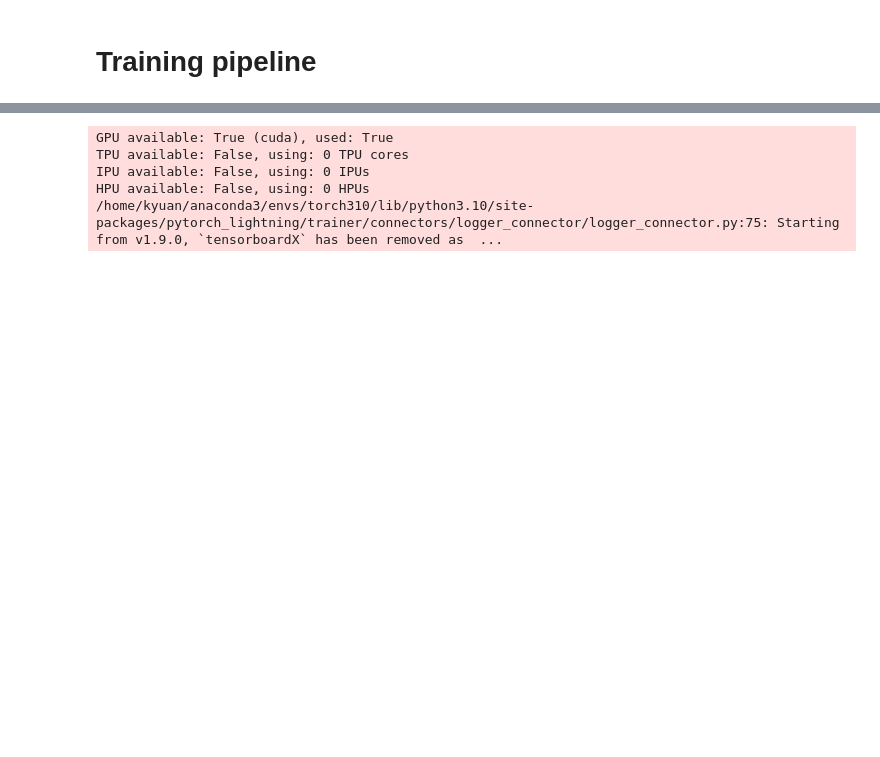
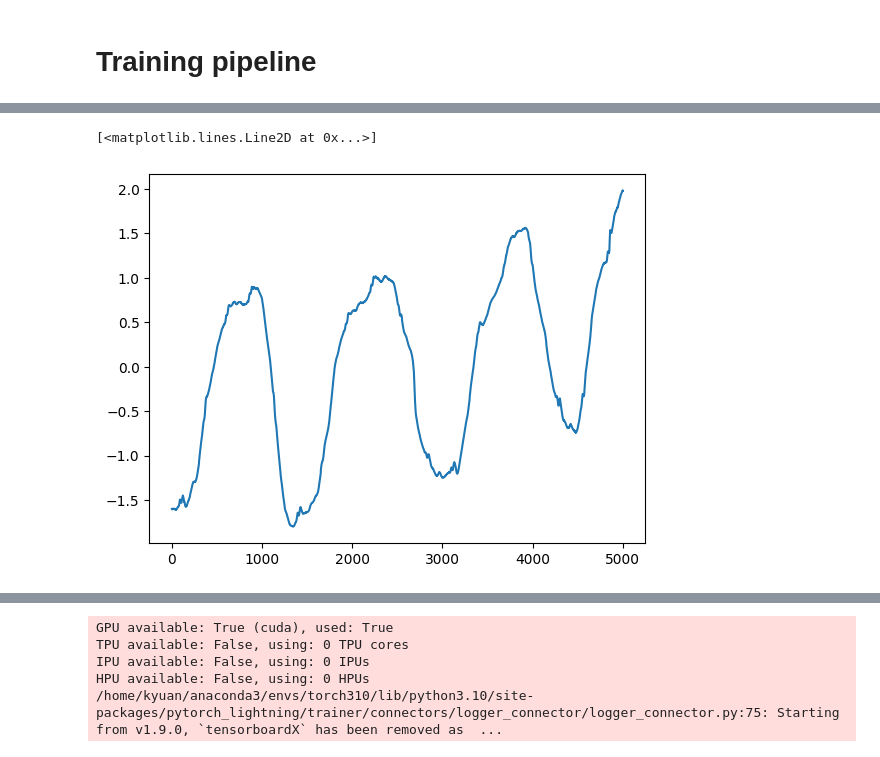
Before and after one commit to kuangyuan-cmu/RadarPulse, a Jupyter notebook: dev.ipynb, the cells around one changed output, grey strips where cells are left out. Saved outputs shown, nothing was run; the diff lists cells and outputs as text; code cells hidden in the pictures; blank space fills up the shorter version.

```diff
--- a/dev.ipynb
+++ b/dev.ipynb
@@ -31,3 +30,8 @@ torch.Size([5000, 42]) torch.Size([5000, 1])
+# %%
+plt.plot(data[:,20])
+# %% [output]
+[<matplotlib.lines.Line2D at 0x...>]
+[figure, added]
 # %%
 from src.config.config_utils import load_config
 config = load_config('src/config')
```
Also changed, not shown: parts of 8 cells of this notebook, 12 other files.
